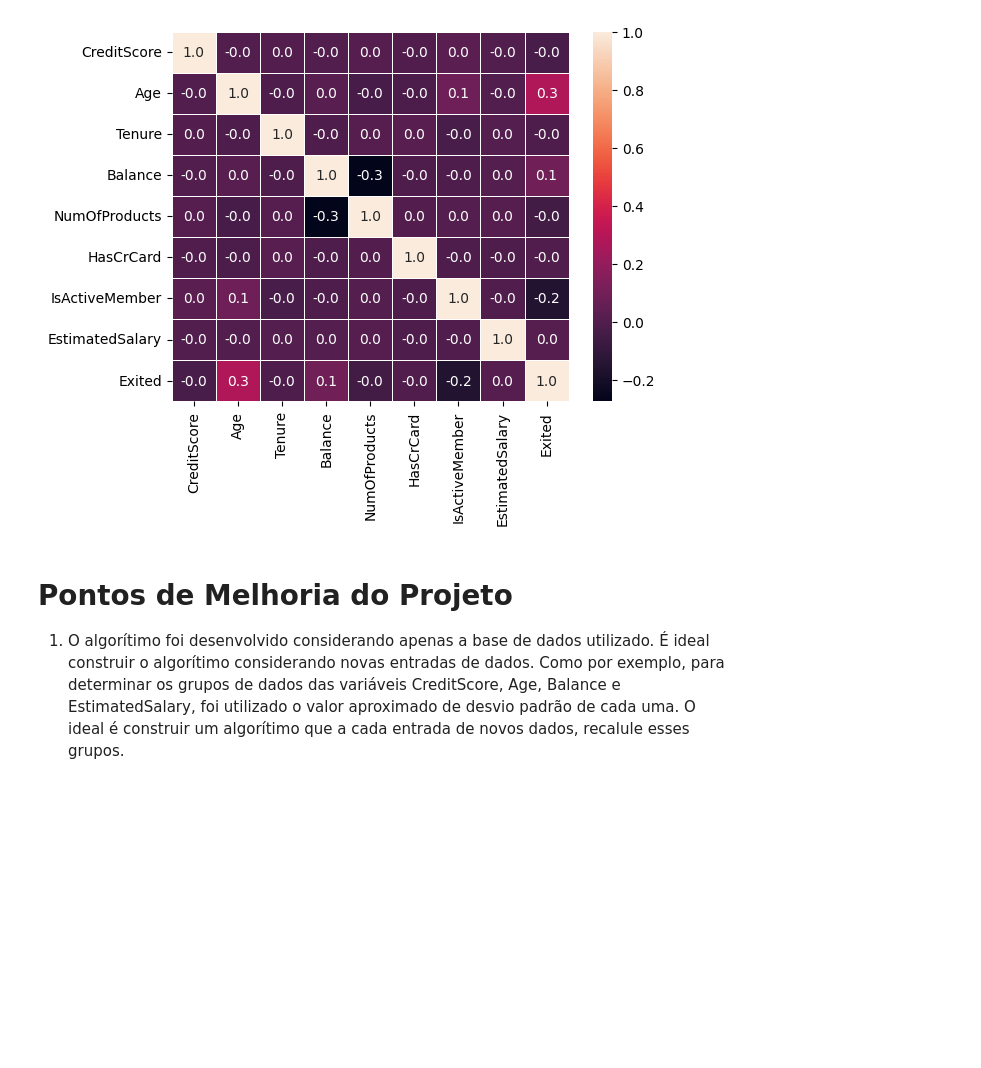
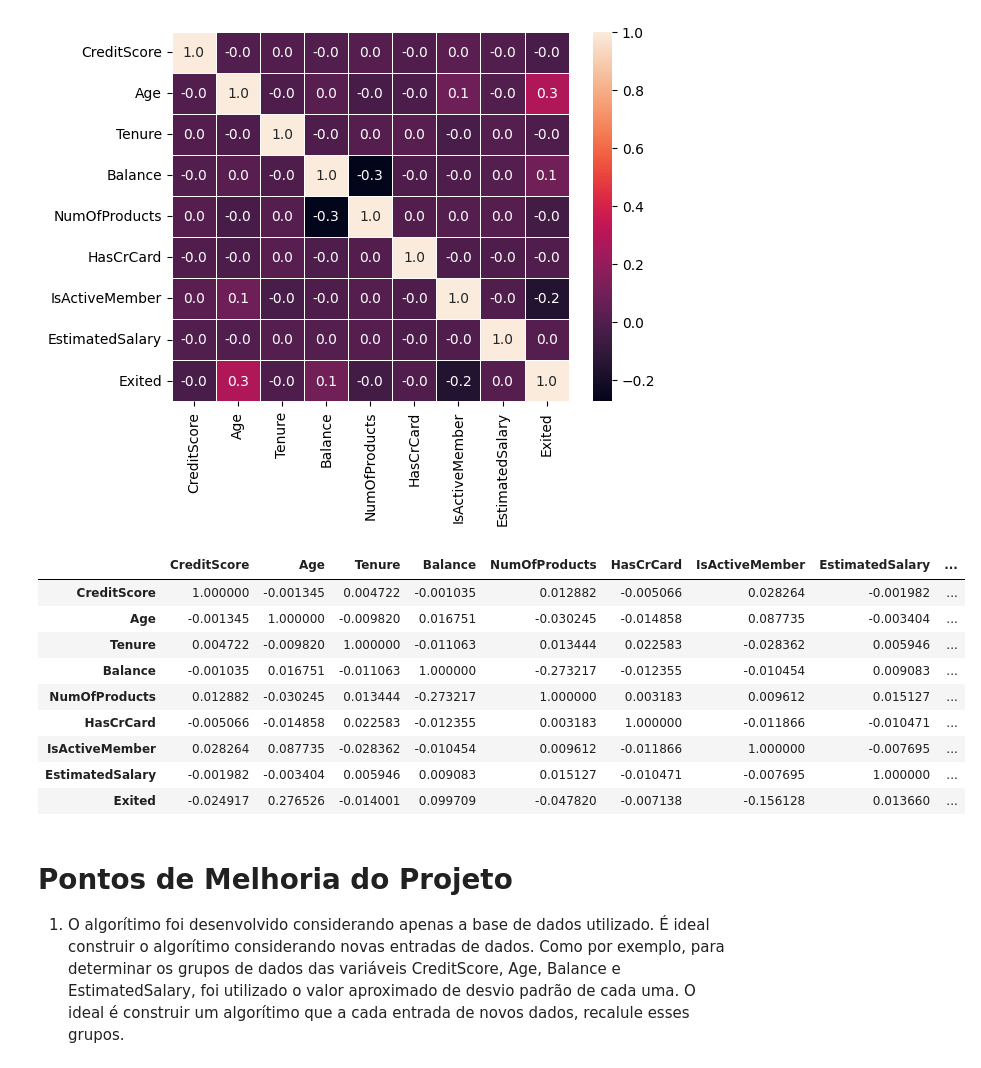
Before and after one commit to fabianoamaralbr/churn_model_ml, a Jupyter notebook: analise_exploratoria.ipynb, the cells around one changed output. Cells and saved outputs as stored; diff of their text form; code cells hidden in the pictures; blank space fills up the shorter version.

```diff
--- a/analise_exploratoria.ipynb
+++ b/analise_exploratoria.ipynb
@@ -207,3 +220,17 @@ plot
 # %% [output]
 <Axes: >
 [figure]
+# %%
+teste = dataframe.corr()
+teste
+# %% [output]
+|  | CreditScore | Age | Tenure | Balance | NumOfProducts | HasCrCard | IsActiveMember | EstimatedSalary | ... |
+| CreditScore | 1.000000 | -0.001345 | 0.004722 | -0.001035 | 0.012882 | -0.005066 | 0.028264 | -0.001982 | ... |
+| Age | -0.001345 | 1.000000 | -0.009820 | 0.016751 | -0.030245 | -0.014858 | 0.087735 | -0.003404 | ... |
+| Tenure | 0.004722 | -0.009820 | 1.000000 | -0.011063 | 0.013444 | 0.022583 | -0.028362 | 0.005946 | ... |
+| Balance | -0.001035 | 0.016751 | -0.011063 | 1.000000 | -0.273217 | -0.012355 | -0.010454 | 0.009083 | ... |
+| NumOfProducts | 0.012882 | -0.030245 | 0.013444 | -0.273217 | 1.000000 | 0.003183 | 0.009612 | 0.015127 | ... |
+| HasCrCard | -0.005066 | -0.014858 | 0.022583 | -0.012355 | 0.003183 | 1.000000 | -0.011866 | -0.010471 | ... |
+| IsActiveMember | 0.028264 | 0.087735 | -0.028362 | -0.010454 | 0.009612 | -0.011866 | 1.000000 | -0.007695 | ... |
+| EstimatedSalary | -0.001982 | -0.003404 | 0.005946 | 0.009083 | 0.015127 | -0.010471 | -0.007695 | 1.000000 | ... |
+| Exited | -0.024917 | 0.276526 | -0.014001 | 0.099709 | -0.047820 | -0.007138 | -0.156128 | 0.013660 | ... |
```
Also changed, not shown: parts of 4 cells of this notebook.
